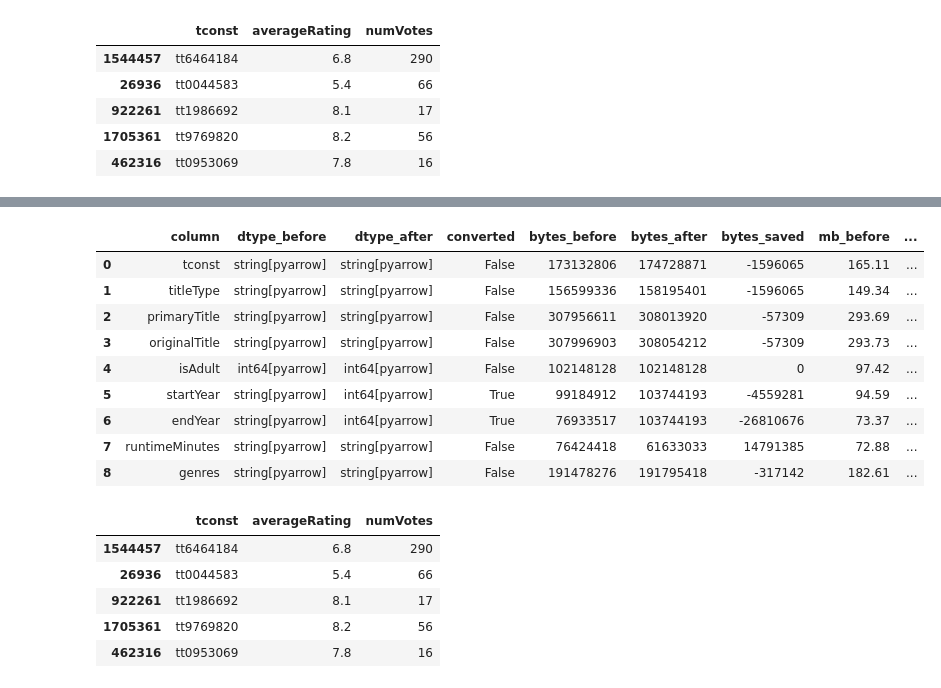
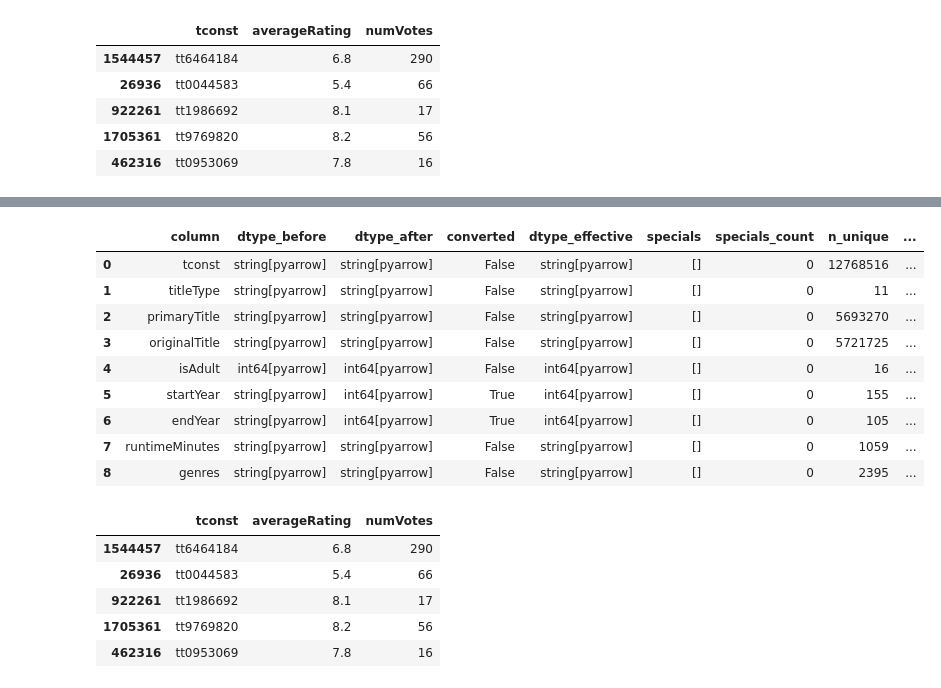
Before and after one commit to debeerpj/datkit, a Jupyter notebook: notebooks/first_profile.ipynb, the cells around one changed output, grey strips where cells are left out. Drawn from its saved outputs; the diff is of its cells as text; code cells hidden in the pictures.

```diff
--- a/notebooks/first_profile.ipynb
+++ b/notebooks/first_profile.ipynb
@@ -74,18 +74,20 @@ df_title_basics.sample(n=5, random_state=1)
 | 5583584 | tt21887000 | tvEpisode | Episode #1.1808 | Episode #1.1808 | 0 | <NA> | <NA> | <NA> | <NA> |
 | 9032730 | tt37782317 | tvEpisode | 08-18-2025 | 08-18-2025 | 0 | 2025 | <NA> | <NA> | Talk-Show |
 # %%
-title_basics_cleaning_report
+title_basics_cleaning_report[['column', 'dtype_before', 'dtype_after', 'converted', 'dtype_effective',
+                              'specials', 'specials_count', 'n_unique', 'n_unconvertible','pct_unconvertible',
+                              'unconvertible_values', 'n_placeholder','n_infinite', 'nulls_before', 'nulls_after', 'nulls_created']]
 # %% [output]
-|  | column | dtype_before | dtype_after | converted | bytes_before | bytes_after | bytes_saved | mb_before | ... |
-| 0 | tconst | string[pyarrow] | string[pyarrow] | False | 173132806 | 174728871 | -1596065 | 165.11 | ... |
-| 1 | titleType | string[pyarrow] | string[pyarrow] | False | 156599336 | 158195401 | -1596065 | 149.34 | ... |
-| 2 | primaryTitle | string[pyarrow] | string[pyarrow] | False | 307956611 | 308013920 | -57309 | 293.69 | ... |
-| 3 | originalTitle | string[pyarrow] | string[pyarrow] | False | 307996903 | 308054212 | -57309 | 293.73 | ... |
-| 4 | isAdult | int64[pyarrow] | int64[pyarrow] | False | 102148128 | 102148128 | 0 | 97.42 | ... |
-| 5 | startYear | string[pyarrow] | int64[pyarrow] | True | 99184912 | 103744193 | -4559281 | 94.59 | ... |
-| 6 | endYear | string[pyarrow] | int64[pyarrow] | True | 76933517 | 103744193 | -26810676 | 73.37 | ... |
-| 7 | runtimeMinutes | string[pyarrow] | string[pyarrow] | False | 76424418 | 61633033 | 14791385 | 72.88 | ... |
-| 8 | genres | string[pyarrow] | string[pyarrow] | False | 191478276 | 191795418 | -317142 | 182.61 | ... |
+|  | column | dtype_before | dtype_after | converted | dtype_effective | specials | specials_count | n_unique | ... |
+| 0 | tconst | string[pyarrow] | string[pyarrow] | False | string[pyarrow] | [] | 0 | 12768516 | ... |
+| 1 | titleType | string[pyarrow] | string[pyarrow] | False | string[pyarrow] | [] | 0 | 11 | ... |
+| 2 | primaryTitle | string[pyarrow] | string[pyarrow] | False | string[pyarrow] | [] | 0 | 5693270 | ... |
+| 3 | originalTitle | string[pyarrow] | string[pyarrow] | False | string[pyarrow] | [] | 0 | 5721725 | ... |
+| 4 | isAdult | int64[pyarrow] | int64[pyarrow] | False | int64[pyarrow] | [] | 0 | 16 | ... |
+| 5 | startYear | string[pyarrow] | int64[pyarrow] | True | int64[pyarrow] | [] | 0 | 155 | ... |
+| 6 | endYear | string[pyarrow] | int64[pyarrow] | True | int64[pyarrow] | [] | 0 | 105 | ... |
+| 7 | runtimeMinutes | string[pyarrow] | string[pyarrow] | False | string[pyarrow] | [] | 0 | 1059 | ... |
+| 8 | genres | string[pyarrow] | string[pyarrow] | False | string[pyarrow] | [] | 0 | 2395 | ... |
 # %%
 df_title_ratings.sample(n=5, random_state=1)
 # %% [output]
```
Also changed, not shown: parts of 1 cell of this notebook, 5 other files.
